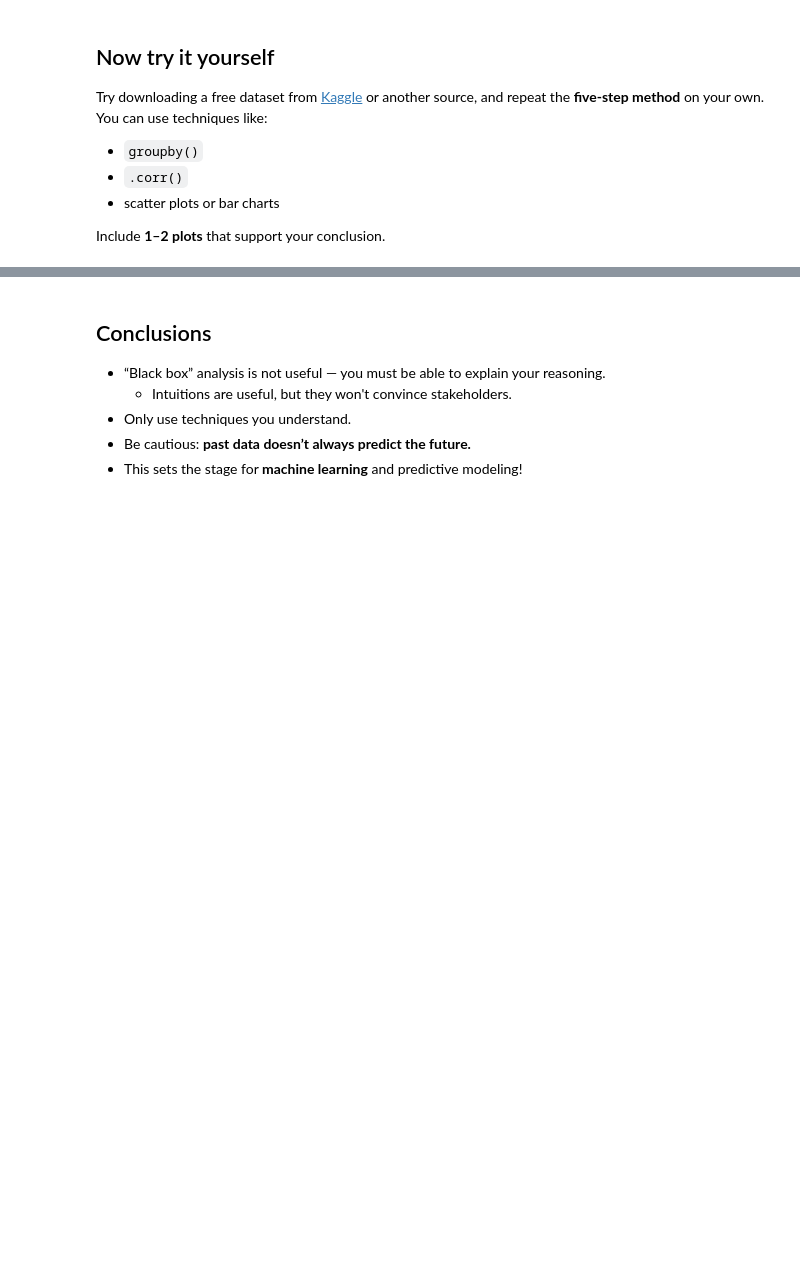
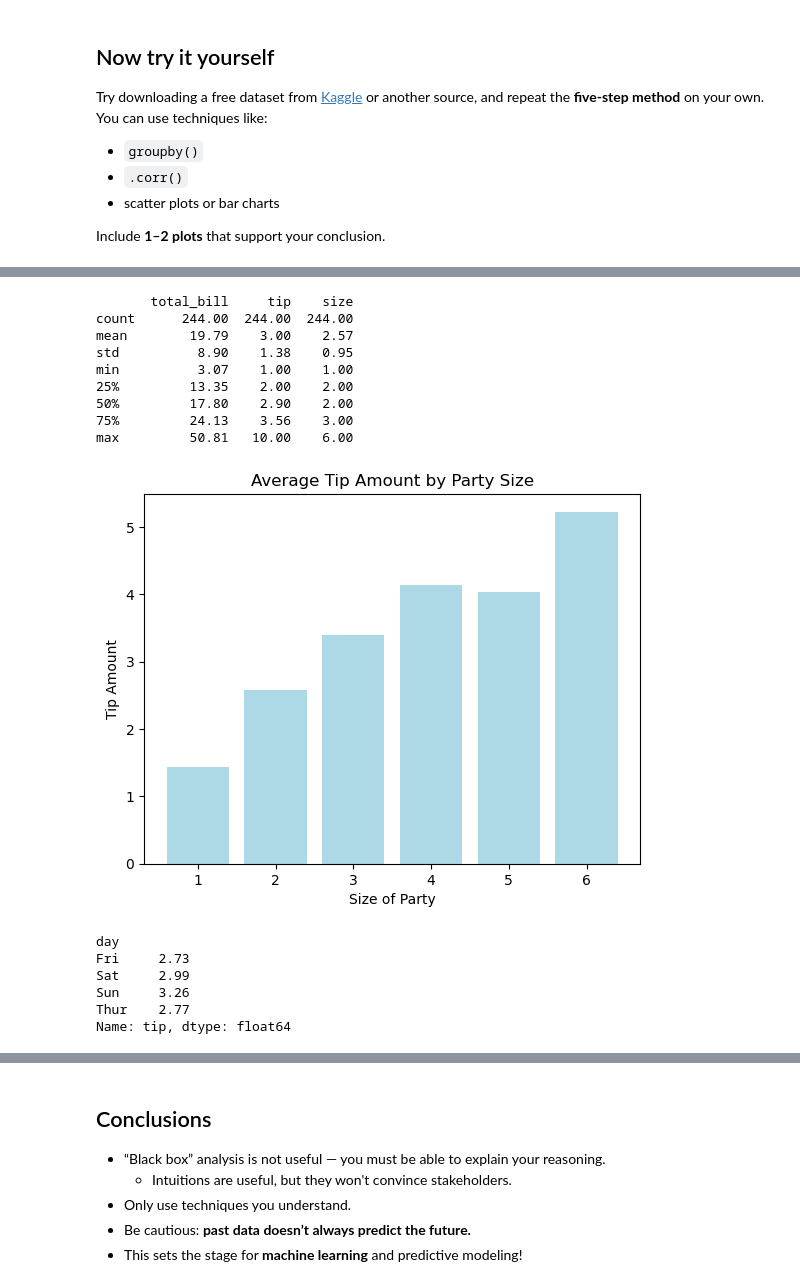
Before and after one commit to saanvi-neema/bwsi-comp-problem-solving, a Jupyter notebook: mod3_math_modeling/3_intro_to_data_analysis.ipynb, the cells around one changed output, grey strips where cells are left out. Saved outputs shown, nothing was run; the diff lists cells and outputs as text; code cells hidden in the pictures; blank space fills up the shorter version.

```diff
--- a/mod3_math_modeling/3_intro_to_data_analysis.ipynb
+++ b/mod3_math_modeling/3_intro_to_data_analysis.ipynb
@@ -233,3 +245,7 @@ You can use techniques like:
 - scatter plots or bar charts
 
 Include **1–2 plots** that support your conclusion.
+# %%
+# Step 1: Load data
+data = pd.read_csv("tip.csv")
+data.head()
@@ -235,0 +286,32 @@ Include **1–2 plots** that support your conclusion.
+# %%
+# Step 3: Explore
+print(data.describe())
+
+tips_by_size = data.groupby('size')['tip'].mean()
+plt.bar(tips_by_size.index, tips_by_size.values, color = 'lightblue')
+plt.title("Average Tip Amount by Party Size")
+plt.xlabel("Size of Party")
+plt.ylabel("Tip Amount")
+plt.show()
+# %% [output]
+       total_bill     tip    size
+count      244.00  244.00  244.00
+mean        19.79    3.00    2.57
+std          8.90    1.38    0.95
+min          3.07    1.00    1.00
+25%         13.35    2.00    2.00
+50%         17.80    2.90    2.00
+75%         24.13    3.56    3.00
+max         50.81   10.00    6.00
+[figure, added]
+# %%
+# Step 4: Build a model
+avg_lengths = data.groupby("day")["tip"].mean()
+avg_lengths
+# %% [output]
+day
+Fri     2.73
+Sat     2.99
+Sun     3.26
+Thur    2.77
+Name: tip, dtype: float64
```
Also changed, not shown: parts of 9 cells of this notebook.
